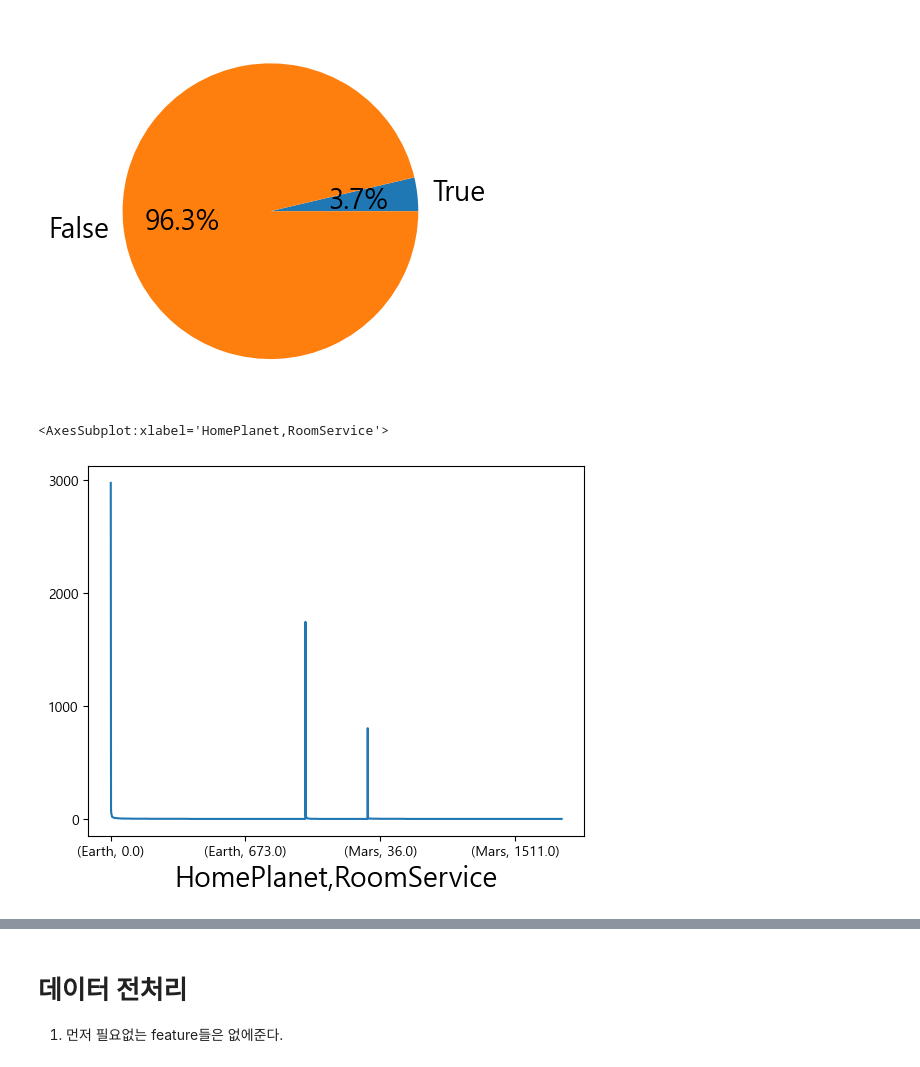
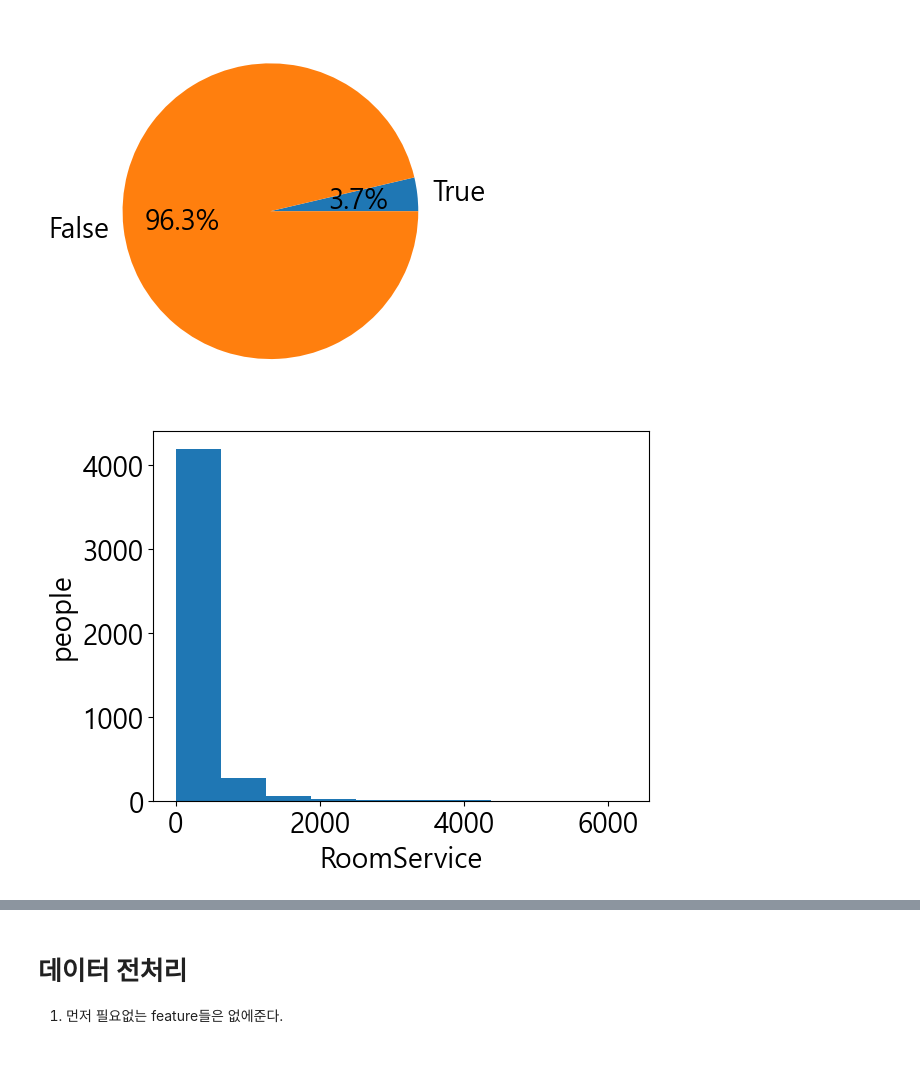
Before and after one commit to SHINDongHyeo/Kaggle, a Jupyter notebook: spaceship-titanic/first_try.ipynb, the cells around one changed output, grey strips where cells are left out. Cells and saved outputs as stored; diff of their text form; code cells hidden in the pictures.

```diff
--- a/spaceship-titanic/first_try.ipynb
+++ b/spaceship-titanic/first_try.ipynb
@@ -286,7 +286,11 @@ plt.pie(values,labels=["True","False"],autopct='%.1f%%')
   Text(-0.5960135557875649, -0.06904955696789976, '96.3%')])
 [figure]
 # %%
-RoomService_data.plot(fontsize=10)
+EarthRoomService = train[train["HomePlanet"]=="Earth"]["RoomService"]
+
+plt.hist(EarthRoomService)
+plt.xlabel("RoomService")
+plt.ylabel("people")
+plt.show()
 # %% [output]
-<AxesSubplot:xlabel='HomePlanet,RoomService'>
-[figure, old version]
+[figure, new version]
```
Also changed, not shown: parts of 9 cells of this notebook, 1 other file.
